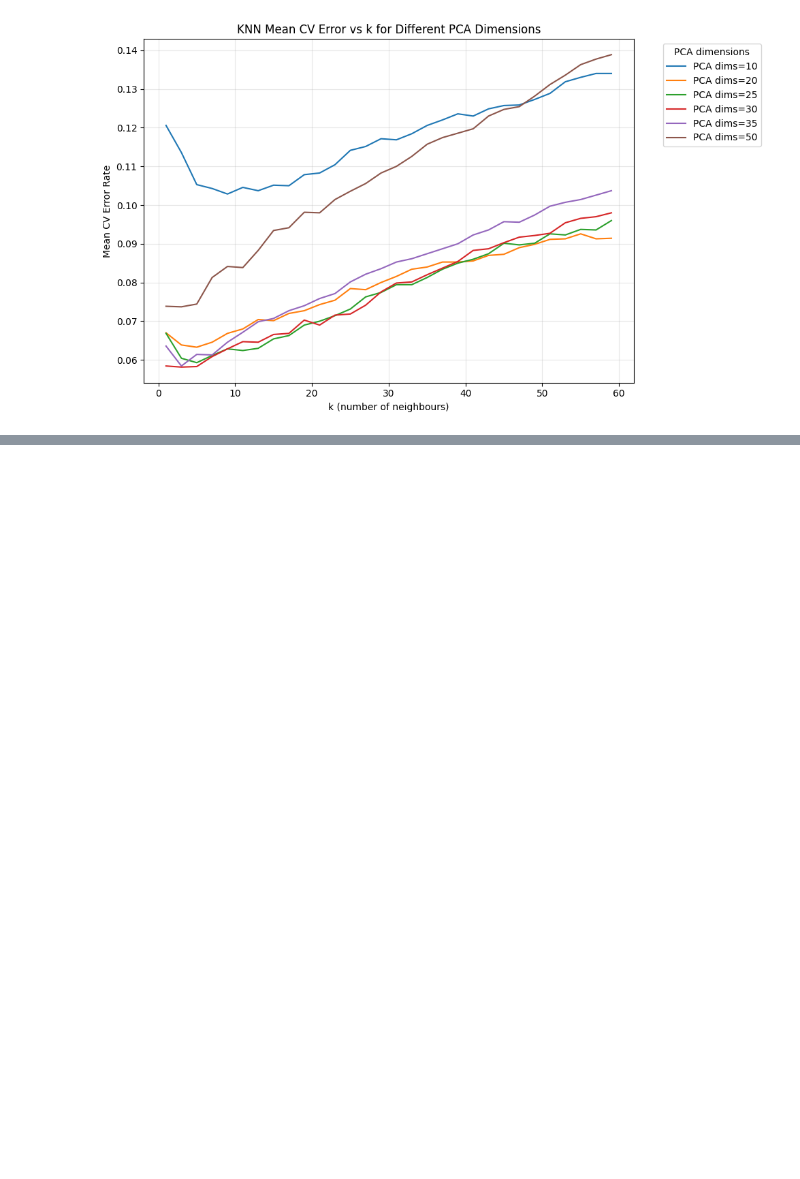
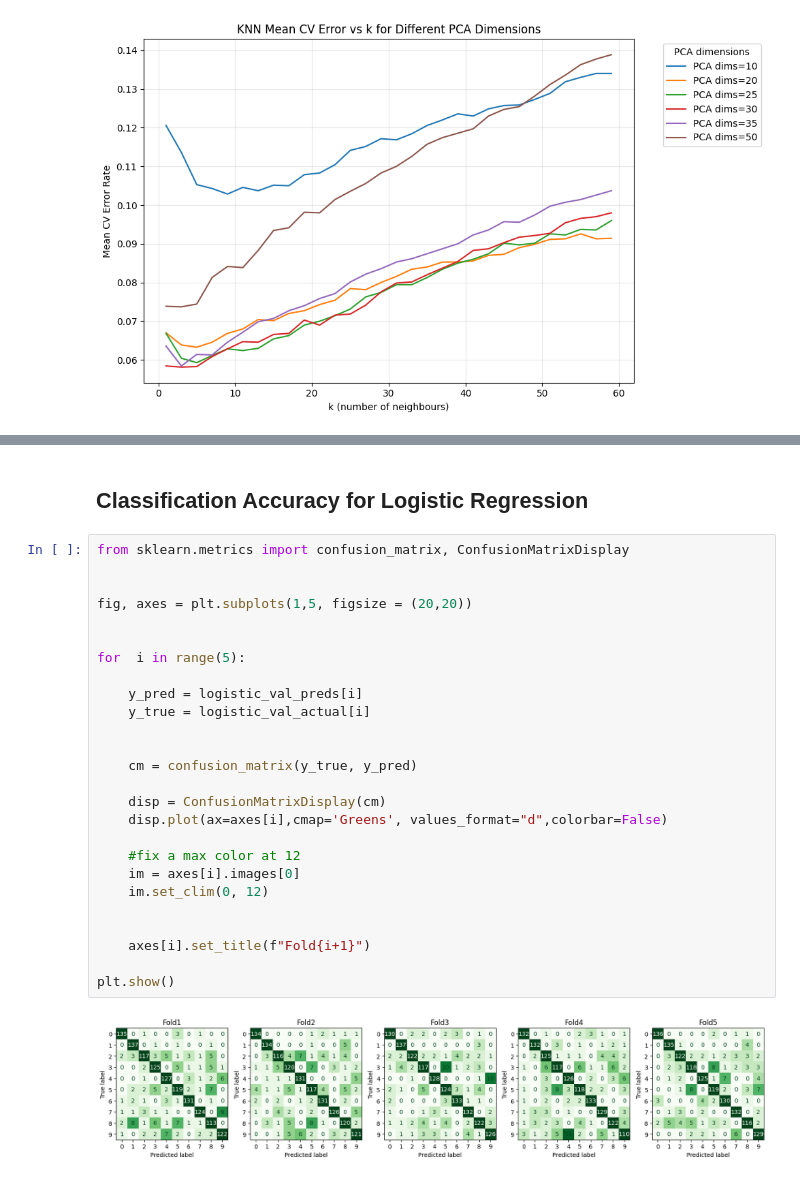
Before and after one commit to wang75131-create/Statistical-learning-for-big-data-Spring-26, a Jupyter notebook: Project1Py-KNN-Random.ipynb, the cells around one changed output, grey strips where cells are left out. Drawn from its saved outputs; the diff is of its cells as text; blank space fills up the shorter version.

```diff
--- a/Project1Py-KNN-Random.ipynb
+++ b/Project1Py-KNN-Random.ipynb
@@ -338,0 +395,30 @@ plt.show()
+# %% [markdown]
+## Classification Accuracy for Logistic Regression
+# %%
+from sklearn.metrics import confusion_matrix, ConfusionMatrixDisplay
+
+
+fig, axes = plt.subplots(1,5, figsize = (20,20))
+
+
+for  i in range(5):
+
+    y_pred = logistic_val_preds[i]
+    y_true = logistic_val_actual[i]
+
+
+    cm = confusion_matrix(y_true, y_pred)
+
+    disp = ConfusionMatrixDisplay(cm)
+    disp.plot(ax=axes[i],cmap='Greens', values_format="d",colorbar=False)
+
+    #fix a max color at 12
+    im = axes[i].images[0]
+    im.set_clim(0, 12)
+
+
+    axes[i].set_title(f"Fold{i+1}")
+
+plt.show()
+# %% [output]
+[figure, added]
```
Also changed, not shown: parts of 19 cells of this notebook.
